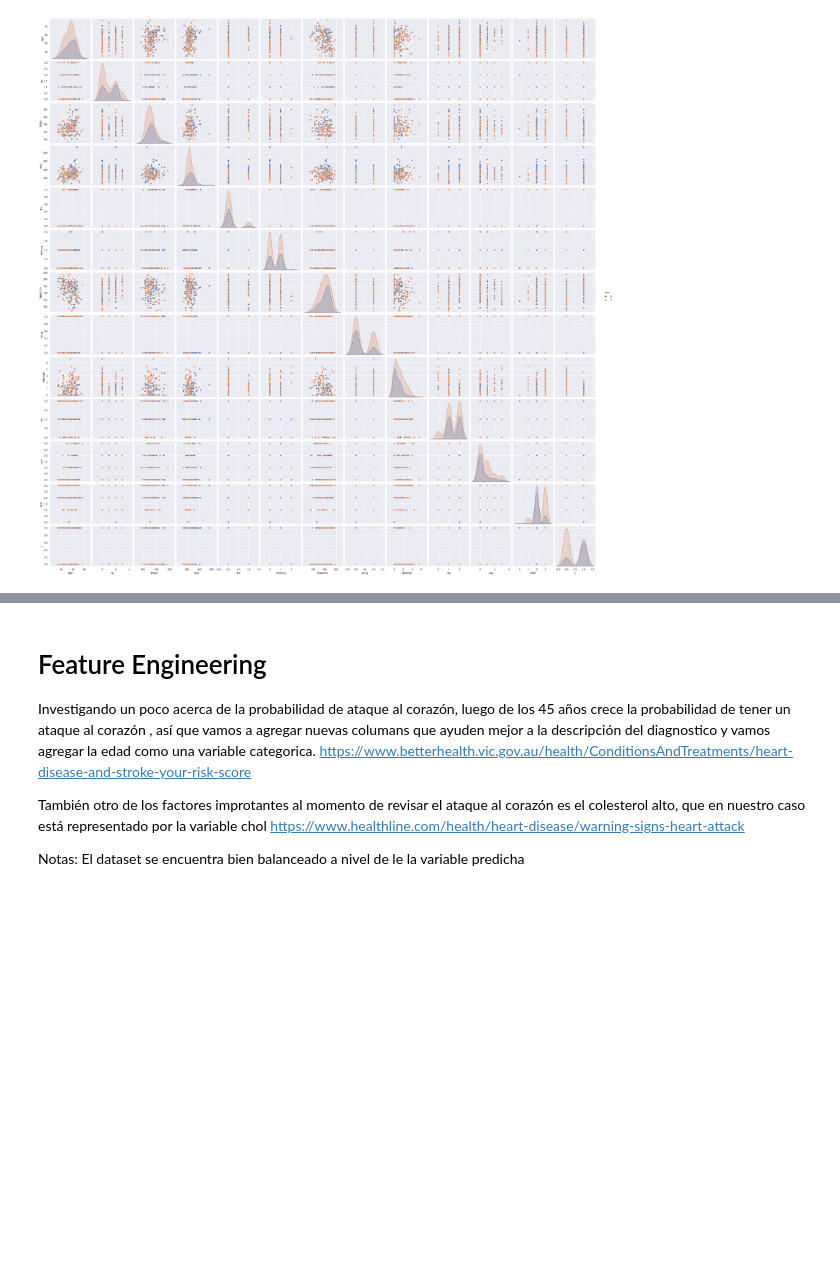
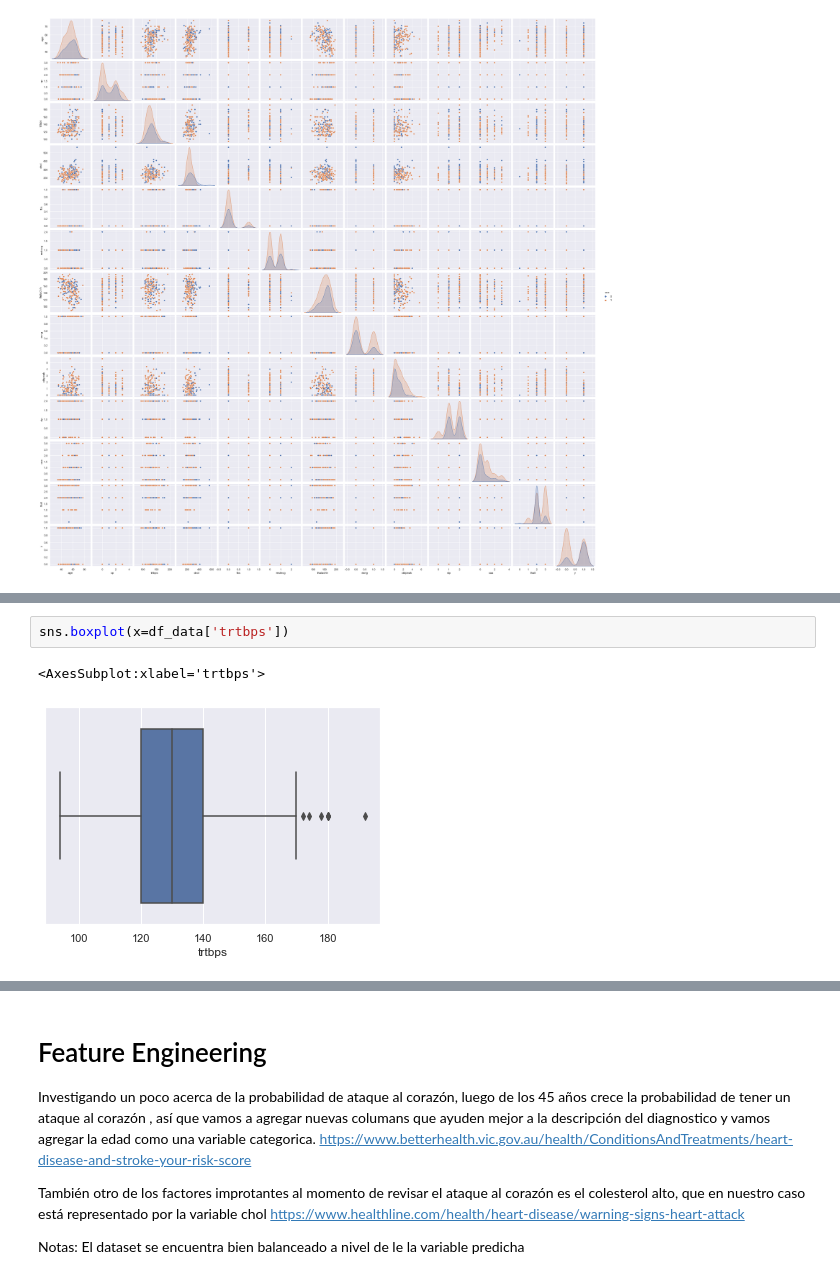
Before and after one commit to alejoaj22/ml-tarea-competencia, a Jupyter notebook: report _tarea_reto.ipynb, the cells around one changed output, grey strips where cells are left out. Cells and saved outputs as stored; diff of their text form; blank space fills up the shorter version.

```diff
--- a/report _tarea_reto.ipynb
+++ b/report _tarea_reto.ipynb
@@ -100,0 +159,5 @@ sns.pairplot(df_data, hue="sex");
+# %%
+sns.boxplot(x=df_data['trtbps'])
+# %% [output]
+<AxesSubplot:xlabel='trtbps'>
+[figure, added]
```
Also changed, not shown: parts of 42 cells of this notebook, 5 other files.
